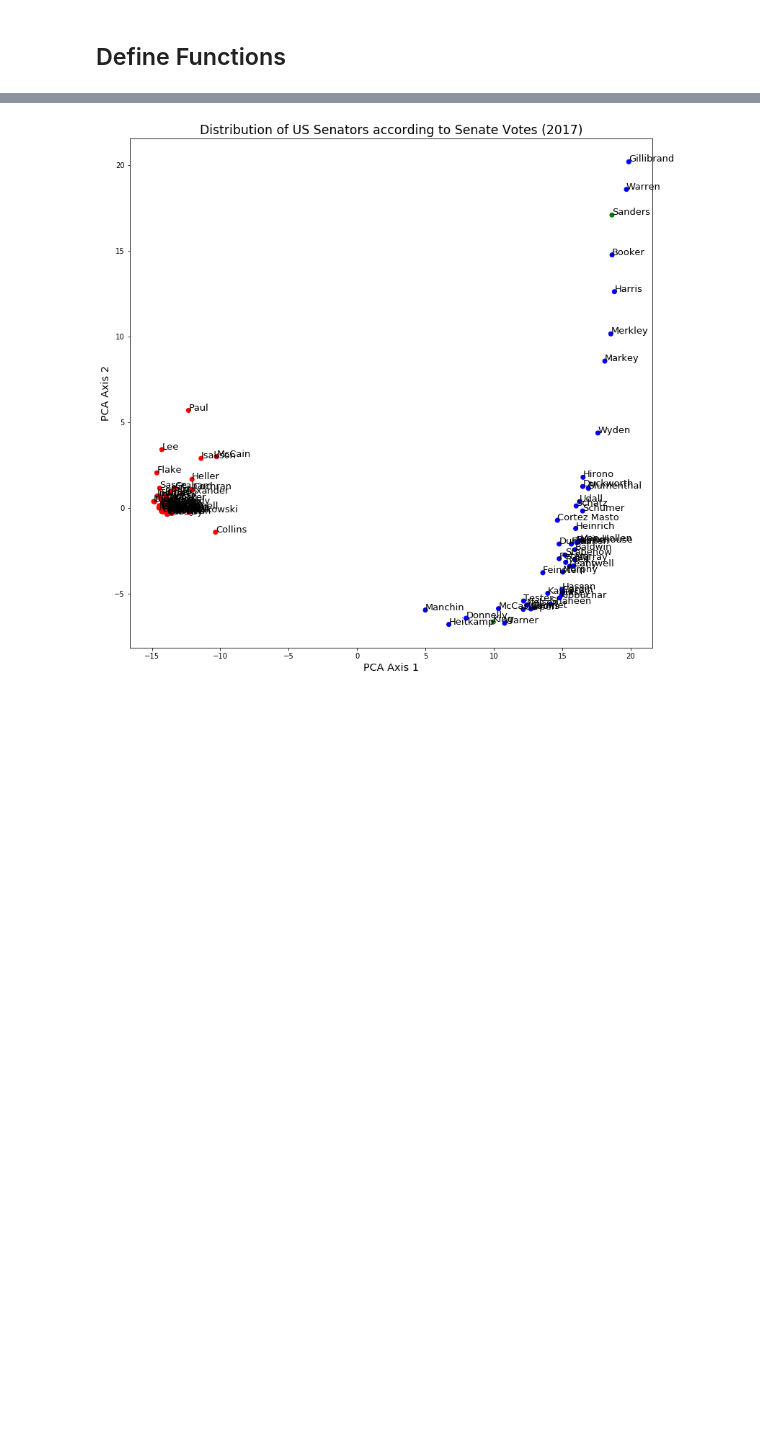
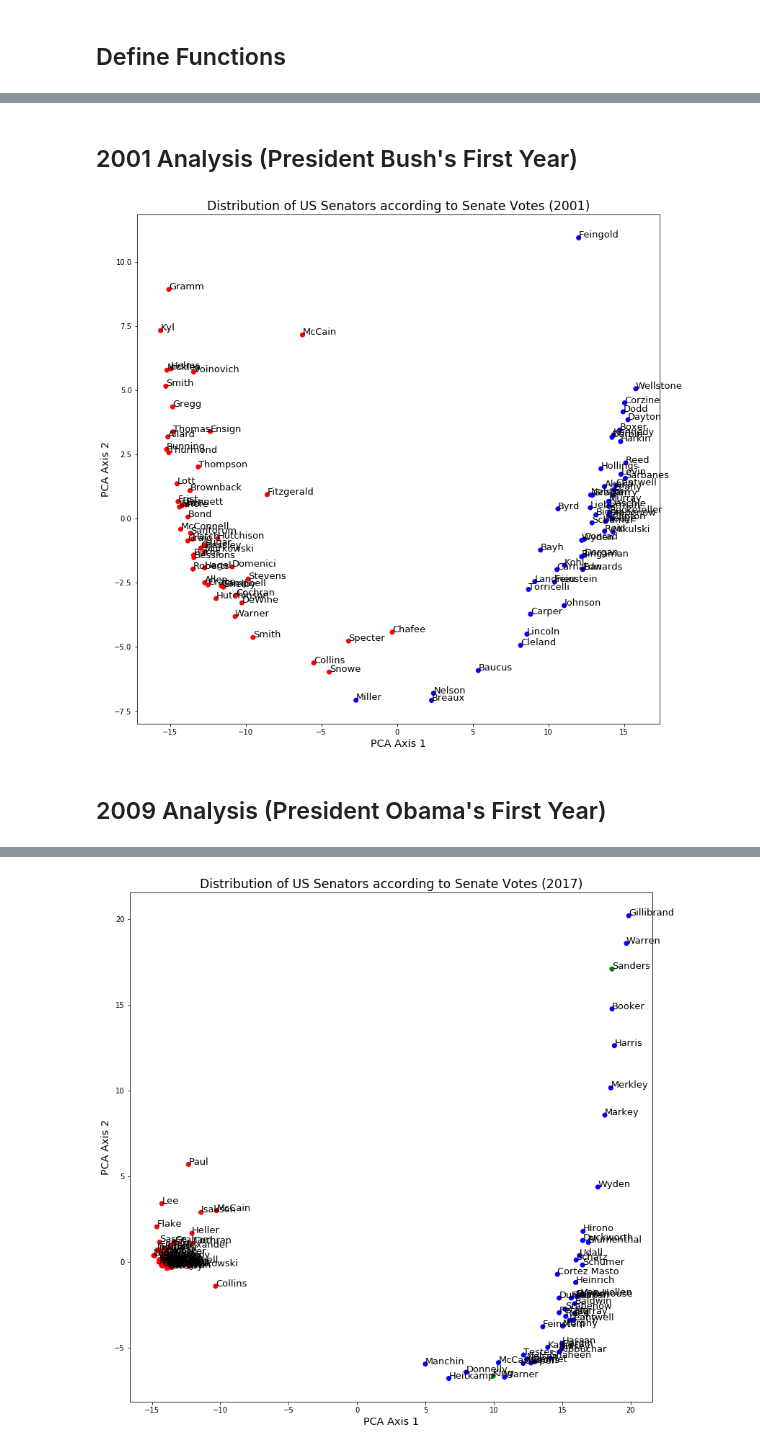
Before and after one commit to nico-gj/2017_senate_polarization, a Jupyter notebook: scripts/2_senate_vote_analysis.ipynb, the cells around one changed output, grey strips where cells are left out. Cells and saved outputs as stored; diff of their text form; code cells hidden in the pictures; blank space fills up the shorter version.

```diff
--- a/scripts/2_senate_vote_analysis.ipynb
+++ b/scripts/2_senate_vote_analysis.ipynb
@@ -54,0 +64,11 @@ def pca_plot(c_alpha, name, color):
+# %% [markdown]
+## 2001 Analysis (President Bush's First Year)
+# %%
+year = 2001
+votes, sen_info = data_processing(year)
+c_alpha = pca_analysis(votes)
+pca_plot(c_alpha, sen_info['Senator_Name'], sen_info['Senator_Party_Color'])
+# %% [output]
+[figure, added]
+# %% [markdown]
+## 2009 Analysis (President Obama's First Year)
```
Also changed, not shown: parts of 7 cells of this notebook, 15 other files.
